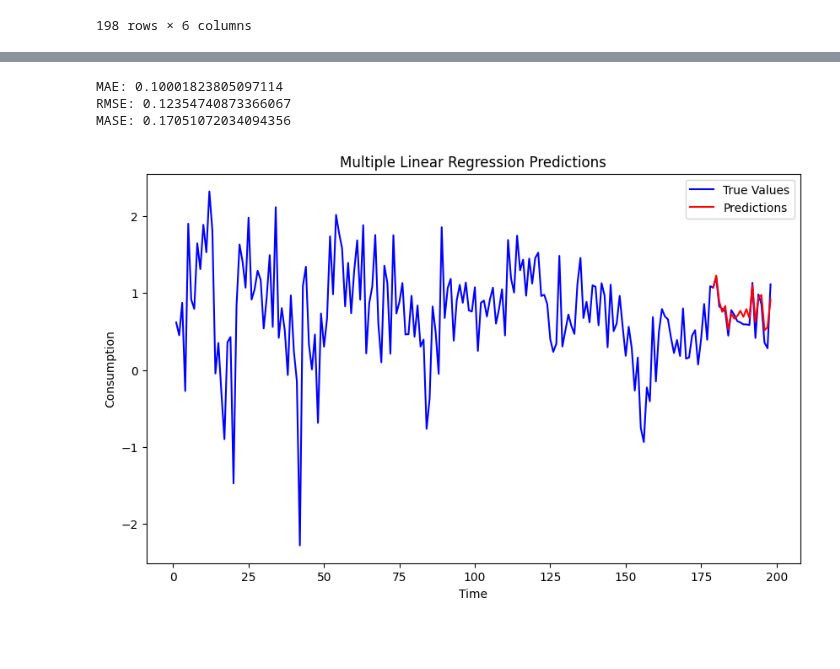
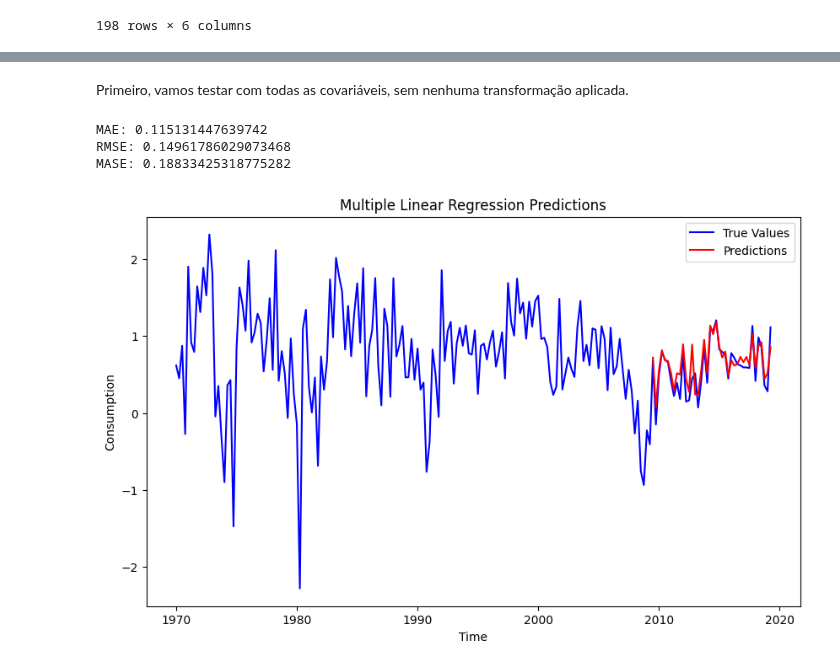
Before and after one commit to ramalhogs/Series_temporais_A2, a Jupyter notebook: linear_regression.ipynb, the cells around one changed output, grey strips where cells are left out. Drawn from its saved outputs; the diff is of its cells as text; code cells hidden in the pictures; blank space fills up the shorter version.

Commit message:
update linear regression model

```diff
--- a/linear_regression.ipynb
+++ b/linear_regression.ipynb
@@ -23,3 +29,9 @@ df
 | 197 | 2019 Q1 | 0.282885 | 1.100753 | -0.488206 | 9.760287 | -0.1 |
 | 198 | 2019 Q2 | 1.113517 | 0.593399 | -0.539949 | -4.264616 | -0.1 |
 198 rows × 6 columns
+# %%
+# Convert 'Quarter' to a sequential numeric value based on time order
+df['Year'] = df['Quarter'].str.extract(r'(\d{4})').astype(int)
+df['Quarter_Num'] = df['Quarter'].str.extract(r'(Q\d)').replace({'Q1': 1, 'Q2': 2, 'Q3': 3, 'Q4': 4}).astype(int)
+df['Quarter_order'] = (df['Year'] - df['Year'].min()) * 4 + (df['Quarter_Num'] - 1)
+df
@@ -26,11 +52,25 @@ df
+# %%
+def convert_to_period(quarter):
+    """
+    Function to convert a string to a pandas period object.
+    Checks if the input is a string in the form '2019 Q1' or already a Period.
+    """
+    if isinstance(quarter, pd.Period):
+        return quarter
+    year, quarter_str = quarter.split()
+    year = int(year)
+    quarter = int(quarter_str[-1])
+    return pd.Period(year=year, quarter=quarter, freq='Q')
+
+df['Quarter'] = df['Quarter'].apply(convert_to_period)
 # %%
 from sklearn.linear_model import LinearRegression
 from sklearn.metrics import mean_absolute_error, mean_squared_error
 import numpy as np
 import matplotlib.pyplot as plt
 
-# Preparação para dividir em treino e teste
-def prepare_data_for_regression(df, target_column, covariates, test_size=20):
+
+def prepare_data_for_regression(df, target_column, covariates, test_size=40):
     """
     Função para dividir os dados entre treino e teste.
     """
@@ -48,3 +88,6 @@ def mean_absolute_scaled_error(y_true, y_pred, y_train):
     mae_naive = mean_absolute_error(y_train[1:], naive_forecast)
     mae_model = mean_absolute_error(y_true, y_pred)
     return mae_model / mae_naive
+
+df['Quarter'] = df['Quarter'].apply(lambda x: x.to_timestamp())
+df.set_index("Quarter", inplace=True)
@@ -55,7 +160,6 @@ def fit_and_plot_regression(df, target_column, covariates):
     Função para ajustar um modelo de regressão linear múltipla e plotar as previsões.
     """
     X_train, X_test, y_train, y_test = prepare_data_for_regression(df, target_column, covariates)
-
 
     model = LinearRegression()
     model.fit(X_train, y_train)
@@ -79,14 +183,14 @@ def fit_and_plot_regression(df, target_column, covariates):
     plt.title("Multiple Linear Regression Predictions")
     plt.legend()
     plt.show()
-
-
-covariates = ["Income", "Production", "Savings", "Unemployment"]  # Modifique para as suas covariáveis
-
-
-fit_and_plot_regression(df, target_column="Consumption", covariates=covariates)
-# %% [output]
-MAE: 0.10001823805097114
-RMSE: 0.12354740873366067
-MASE: 0.17051072034094356
-[figure, removed]
+# %% [markdown]
+Primeiro, vamos testar com todas as covariáveis, sem nenhuma transformação aplicada.
+# %%
+covariates = ["Income", "Production", "Savings", 'Unemployment', 'Quarter_order']
+
+fit_and_plot_regression(df, target_column="Consumption", covariates=covariates)
+# %% [output]
+MAE: 0.115131447639742
+RMSE: 0.14961786029073468
+MASE: 0.18833425318775282
+[figure, added]
```
Also changed, not shown: parts of 5 cells of this notebook, 2 other files.
